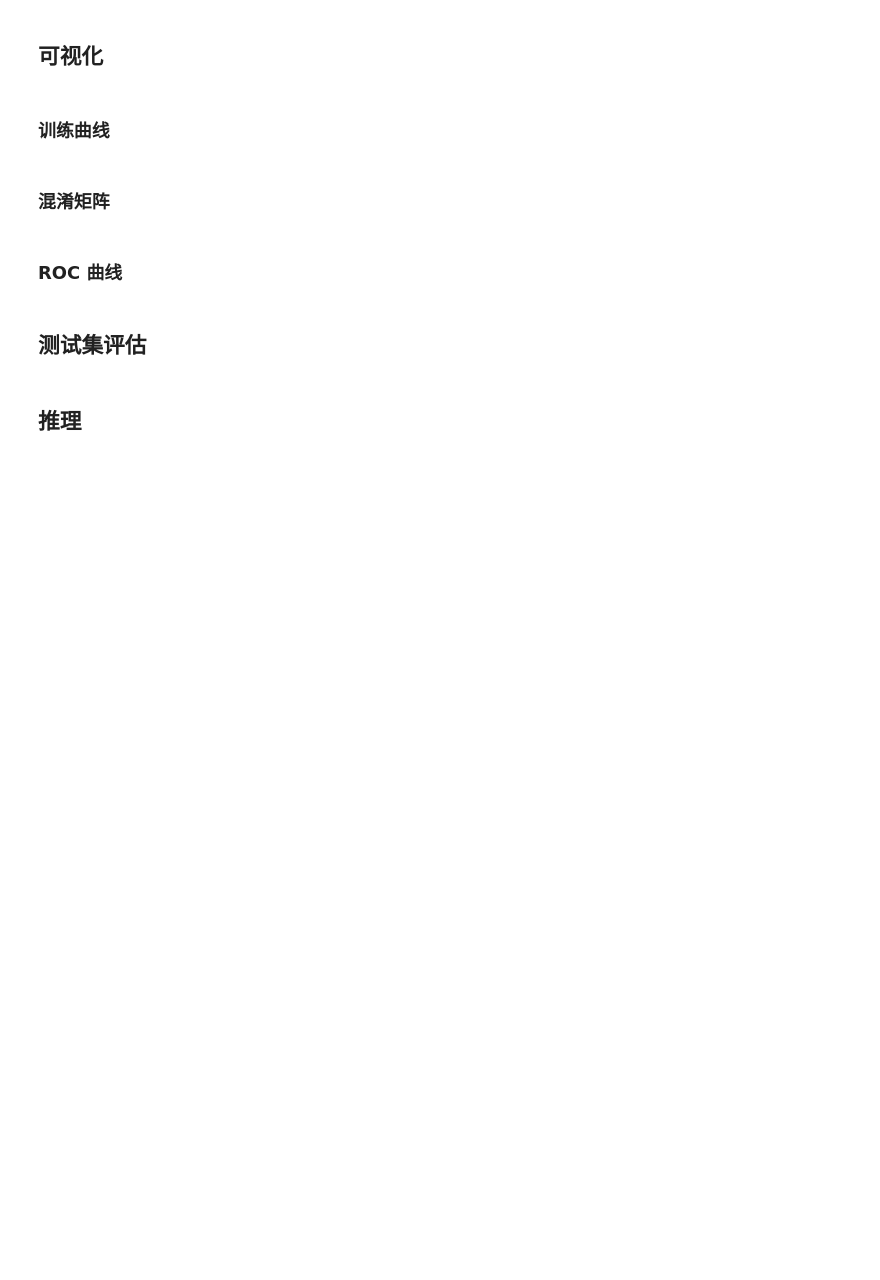
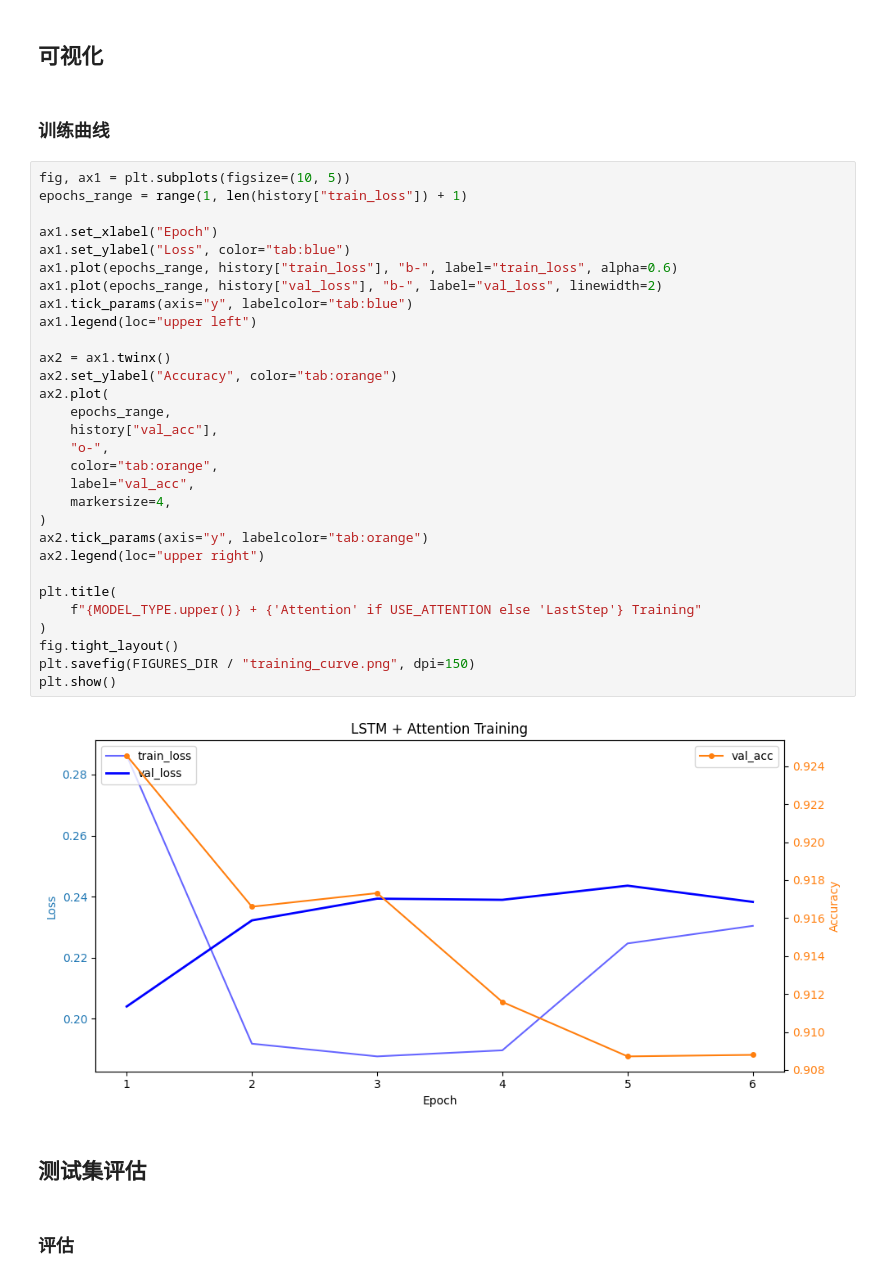
Before and after one commit to NayukiChiba/EmotionClassification, a Jupyter notebook: notebooks/train.ipynb, the cells around one changed output. Drawn from its saved outputs; the diff is of its cells as text; blank space fills up the shorter version.

```diff
--- a/notebooks/train.ipynb
+++ b/notebooks/train.ipynb
@@ -852,11 +861,39 @@ print(f"训练完成, 总耗时: {total_time:.2f}秒, 最佳验证损失: {best_
 ## 可视化
 # %% [markdown]
 ### 训练曲线
-# %% [markdown]
-### 混淆矩阵
+# %%
+fig, ax1 = plt.subplots(figsize=(10, 5))
+epochs_range = range(1, len(history["train_loss"]) + 1)
+
+ax1.set_xlabel("Epoch")
+ax1.set_ylabel("Loss", color="tab:blue")
+ax1.plot(epochs_range, history["train_loss"], "b-", label="train_loss", alpha=0.6)
+ax1.plot(epochs_range, history["val_loss"], "b-", label="val_loss", linewidth=2)
+ax1.tick_params(axis="y", labelcolor="tab:blue")
+ax1.legend(loc="upper left")
+
+ax2 = ax1.twinx()
+ax2.set_ylabel("Accuracy", color="tab:orange")
+ax2.plot(
+    epochs_range,
+    history["val_acc"],
+    "o-",
+    color="tab:orange",
+    label="val_acc",
+    markersize=4,
+)
+ax2.tick_params(axis="y", labelcolor="tab:orange")
+ax2.legend(loc="upper right")
+
+plt.title(
+    f"{MODEL_TYPE.upper()} + {'Attention' if USE_ATTENTION else 'LastStep'} Training"
+)
+fig.tight_layout()
+plt.savefig(FIGURES_DIR / "training_curve.png", dpi=150)
+plt.show()
+# %% [output]
+[figure, added]
 # %% [markdown]
-### ROC 曲线
+## 测试集评估
 # %% [markdown]
-## 测试集评估
+### 评估
-# %% [markdown]
-## 推理
```
Also changed, not shown: parts of 6 cells of this notebook.
